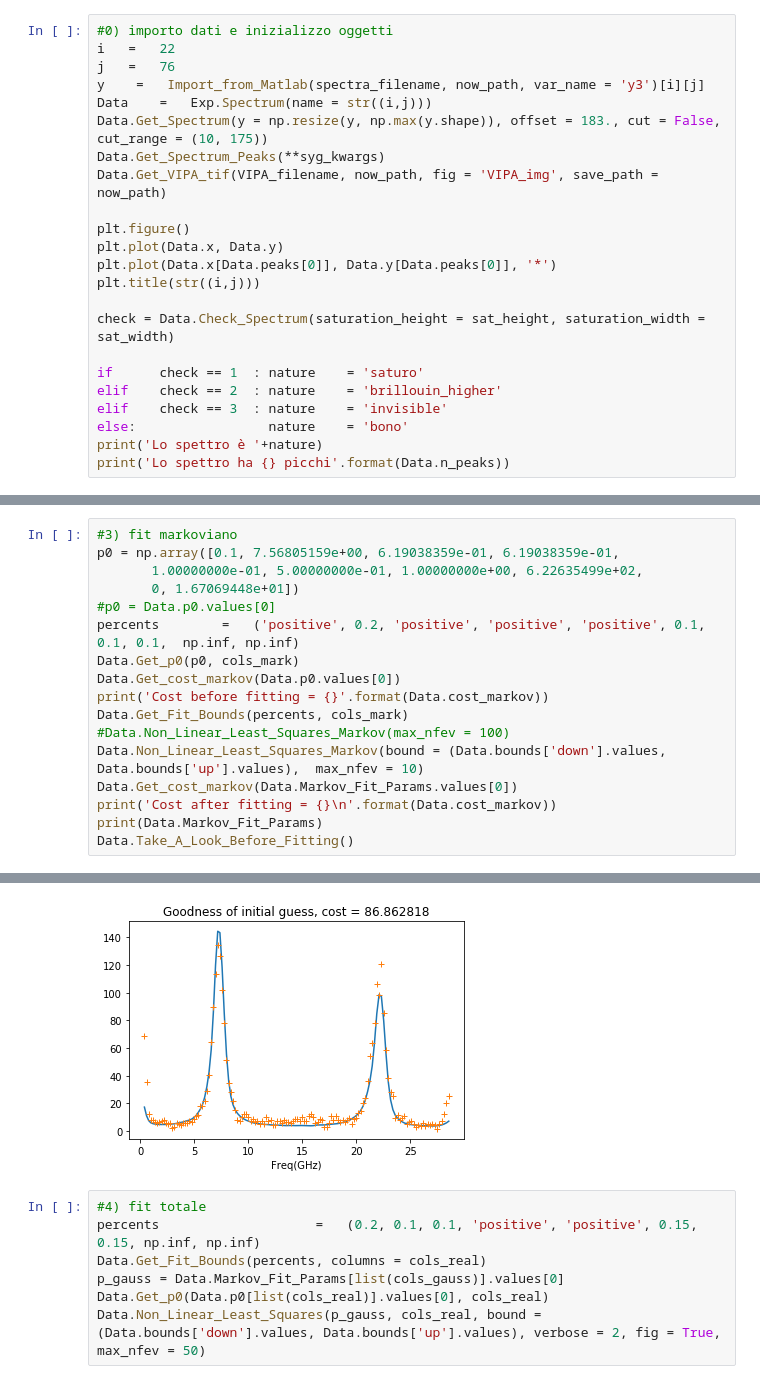
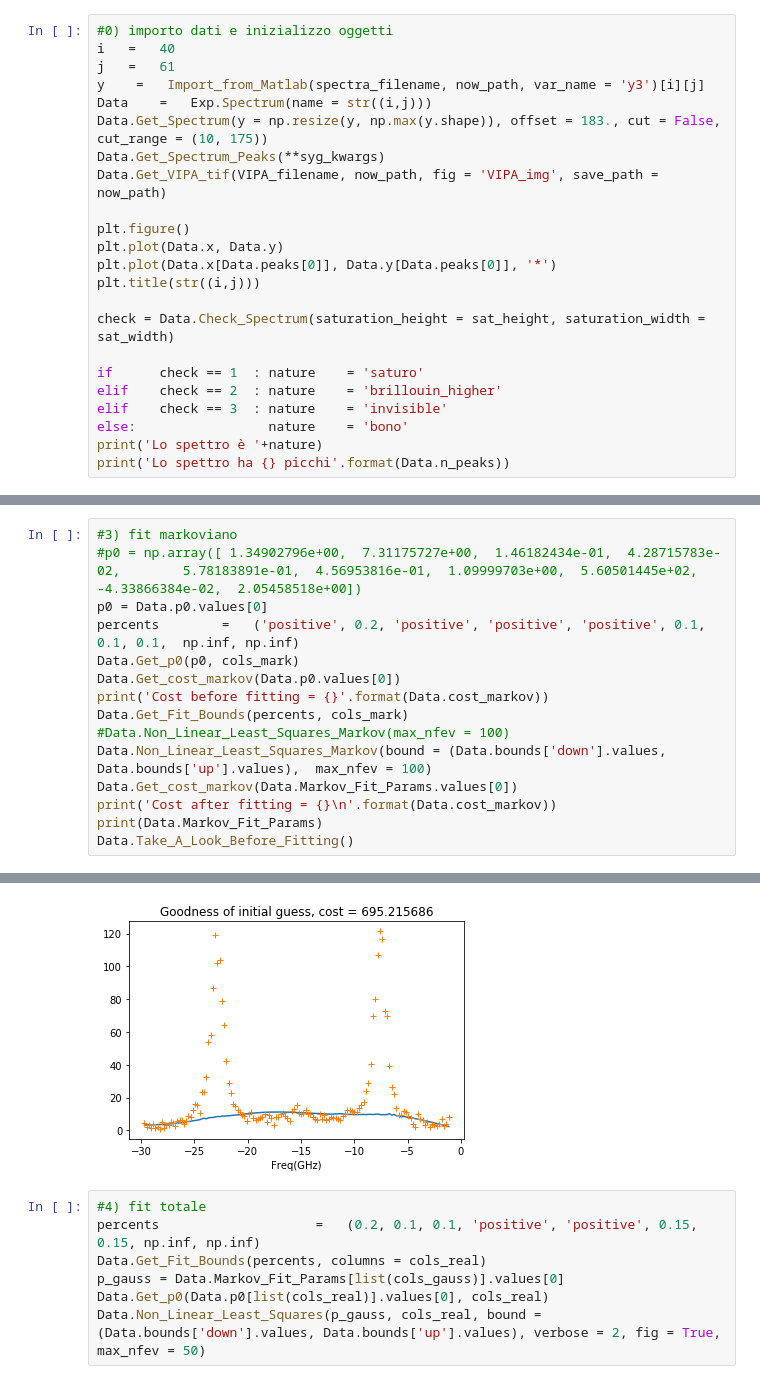
Before and after one commit to flautodipan/Python_Libraries, a Jupyter notebook: Experimentum_single.ipynb, the cells around one changed output, grey strips where cells are left out. Cells and saved outputs as stored; diff of their text form.

```diff
--- a/Experimentum_single.ipynb
+++ b/Experimentum_single.ipynb
@@ -30,8 +29,8 @@ cols_real   = ('Co', 'Omega', 'Gamma', 'Delta', 'tau', 'delta_width', 'delta_amp
 cols_gauss  = ( 'A', 'mu', 'sigma')
 # %%
 #0) importo dati e inizializzo oggetti
-i   =   22
-j   =   76
+i   =   40
+j   =   61
 y    =   Import_from_Matlab(spectra_filename, now_path, var_name = 'y3')[i][j]
 Data    =   Exp.Spectrum(name = str((i,j)))
 Data.Get_Spectrum(y = np.resize(y, np.max(y.shape)), offset = 183., cut = False, cut_range = (10, 175))
@@ -155,16 +158,14 @@ Analyze_Peaks(Data.x_VIPA, Data.y_VIPA, 'pix', height = 10, distance = 20, width
 # %%
 #3) fit markoviano
-p0 = np.array([0.1, 7.56805159e+00, 6.19038359e-01, 6.19038359e-01,
-       1.00000000e-01, 5.00000000e-01, 1.00000000e+00, 6.22635499e+02,
-       0, 1.67069448e+01])
-#p0 = Data.p0.values[0]
+#p0 = np.array([ 1.34902796e+00,  7.31175727e+00,  1.46182434e-01,  4.28715783e-02,        5.78183891e-01,  4.56953816e-01,  1.09999703e+00,  5.60501445e+02,       -4.33866384e-02,  2.05458518e+00])
+p0 = Data.p0.values[0]
 percents        =   ('positive', 0.2, 'positive', 'positive', 'positive', 0.1, 0.1, 0.1,  np.inf, np.inf)
 Data.Get_p0(p0, cols_mark)
 Data.Get_cost_markov(Data.p0.values[0])
 print('Cost before fitting = {}'.format(Data.cost_markov))
 Data.Get_Fit_Bounds(percents, cols_mark)
 #Data.Non_Linear_Least_Squares_Markov(max_nfev = 100)
-Data.Non_Linear_Least_Squares_Markov(bound = (Data.bounds['down'].values, Data.bounds['up'].values),  max_nfev = 10)
+Data.Non_Linear_Least_Squares_Markov(bound = (Data.bounds['down'].values, Data.bounds['up'].values),  max_nfev = 100)
 Data.Get_cost_markov(Data.Markov_Fit_Params.values[0])
 print('Cost after fitting = {}\n'.format(Data.cost_markov))
 print(Data.Markov_Fit_Params)
@@ -189,4 +190,4 @@ Valore stimato della cost function prima del fit totale con fit markoviano:
-[figure, old version]
+[figure, new version]
 # %%
 #4) fit totale
 percents                    =   (0.2, 0.1, 0.1, 'positive', 'positive', 0.15, 0.15, np.inf, np.inf)
```
Also changed, not shown: parts of 6 cells of this notebook, 2 other files.
